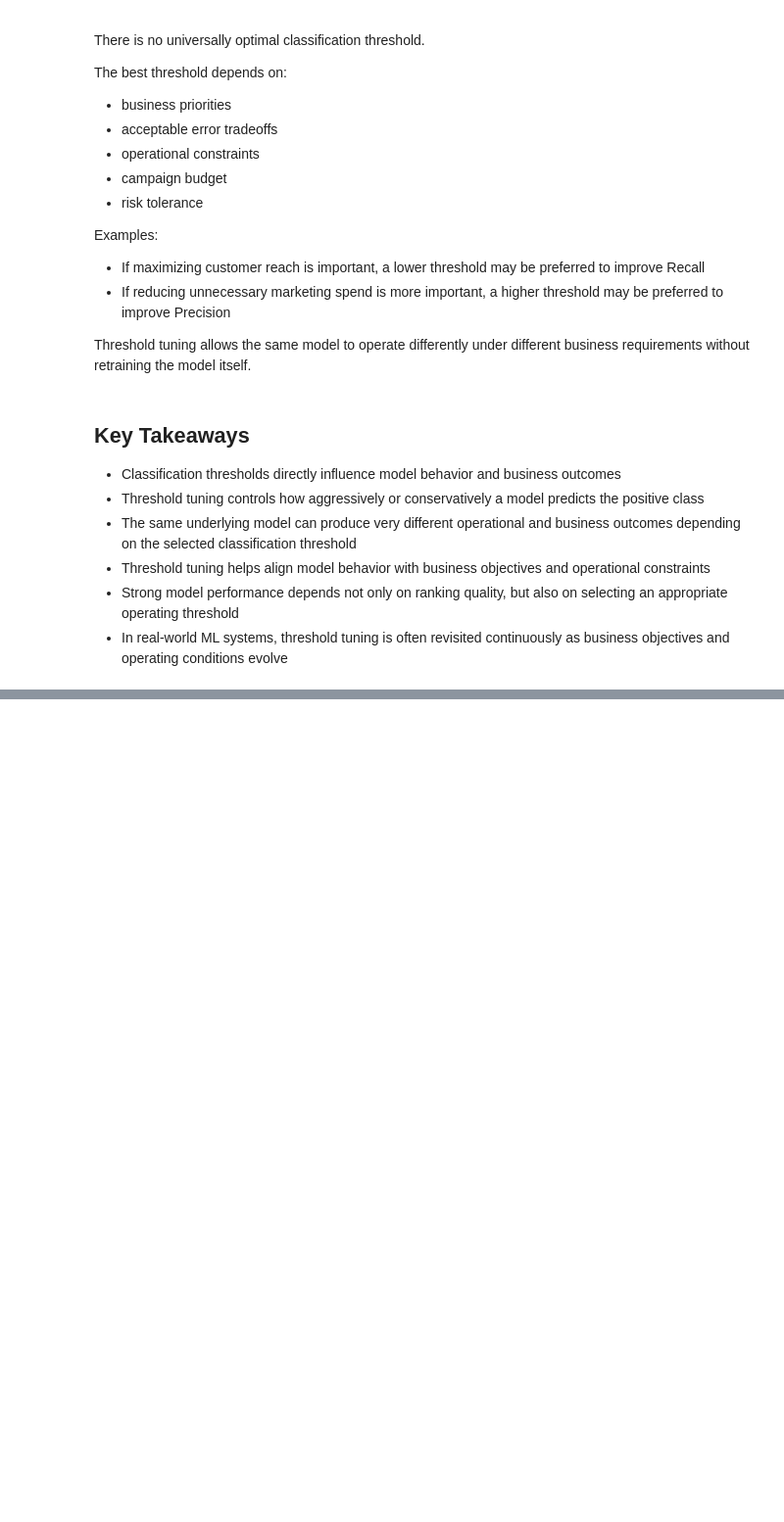
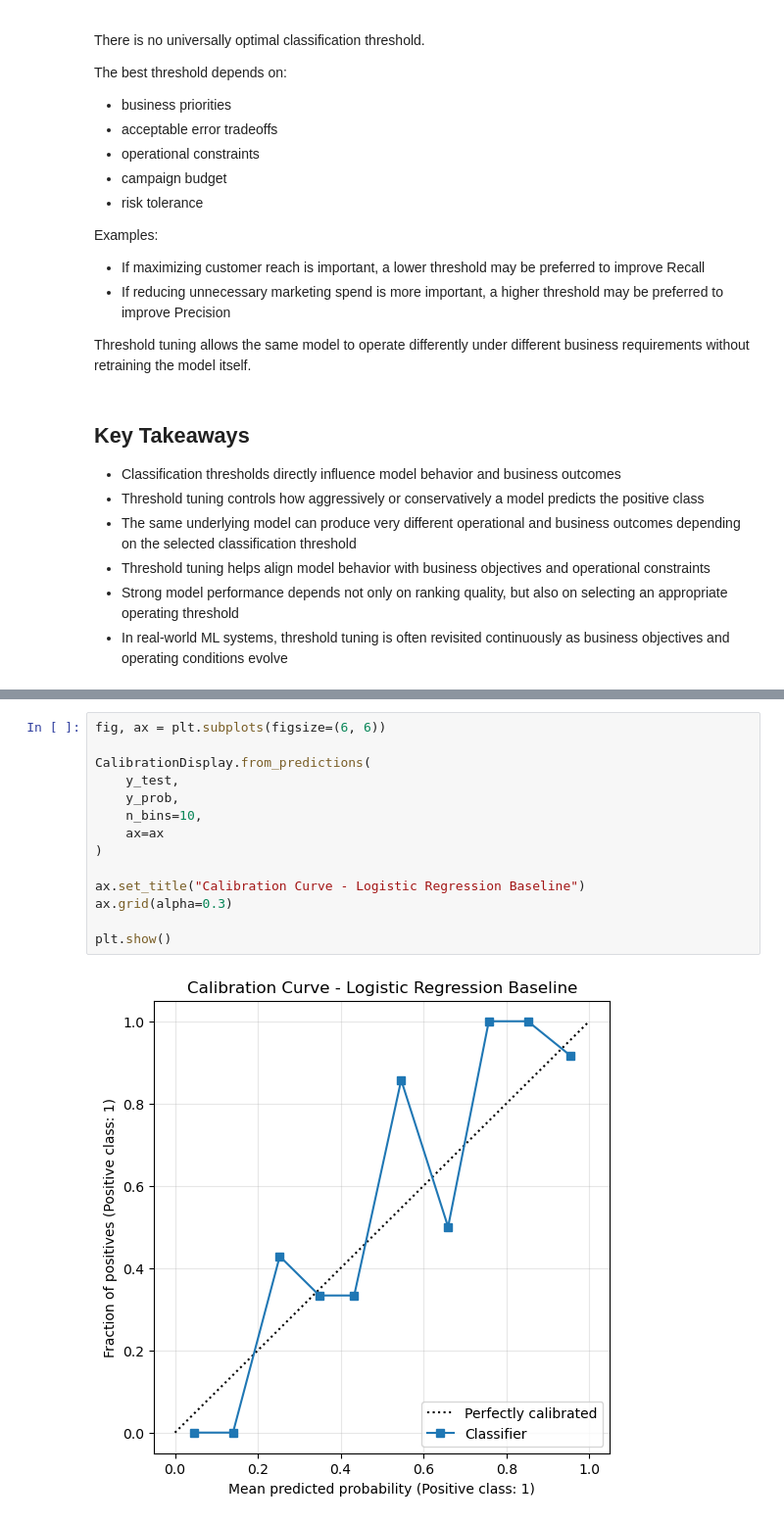
Before and after one commit to AmishaTiwari/ml-model-playbook, a Jupyter notebook: evaluation_metrics/evaluation_metrics.ipynb, the cells around one changed output, grey strips where cells are left out. Shown at 98% size. Drawn from its saved outputs; the diff is of its cells as text; blank space fills up the shorter version.

Commit message:
Add calibration analysis and probability confidence evaluation

```diff
--- a/evaluation_metrics/evaluation_metrics.ipynb
+++ b/evaluation_metrics/evaluation_metrics.ipynb
@@ -612,0 +693,16 @@ Threshold tuning allows the same model to operate differently under different bu
+# %%
+fig, ax = plt.subplots(figsize=(6, 6))
+
+CalibrationDisplay.from_predictions(
+    y_test,
+    y_prob,
+    n_bins=10,
+    ax=ax
+)
+
+ax.set_title("Calibration Curve - Logistic Regression Baseline")
+ax.grid(alpha=0.3)
+
+plt.show()
+# %% [output]
+[figure, added]
```
Also changed, not shown: parts of 14 cells of this notebook.
